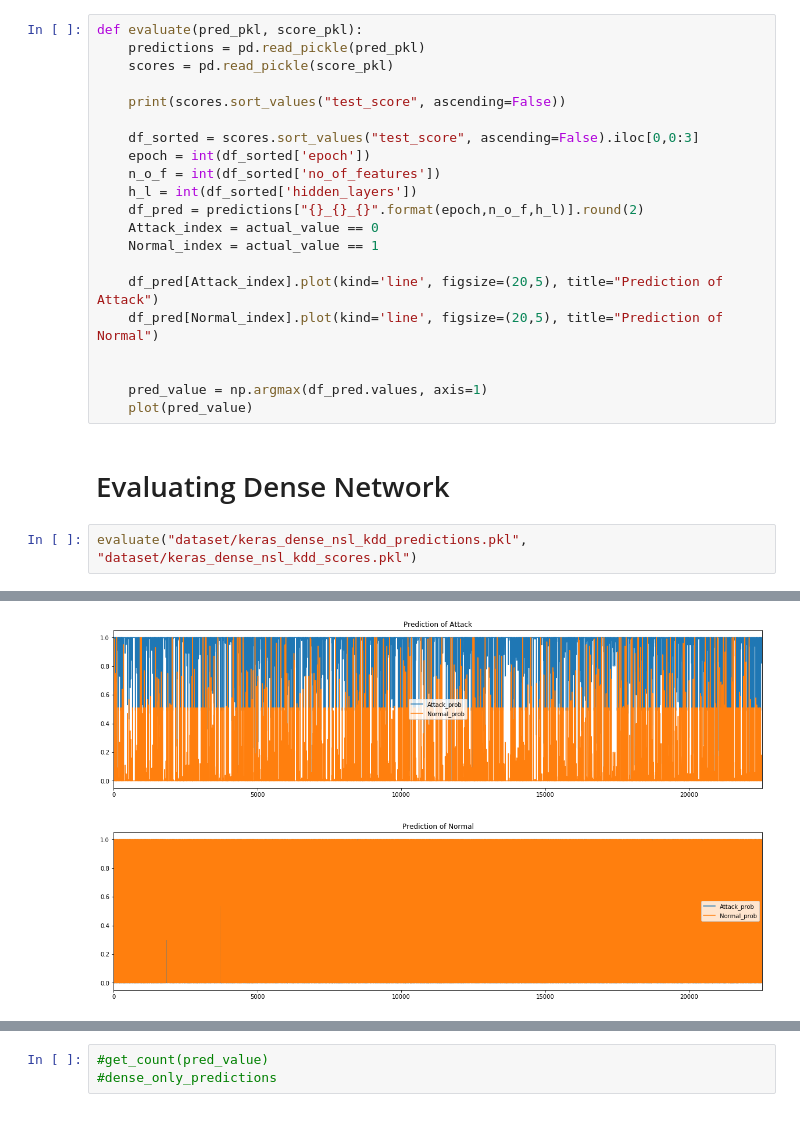
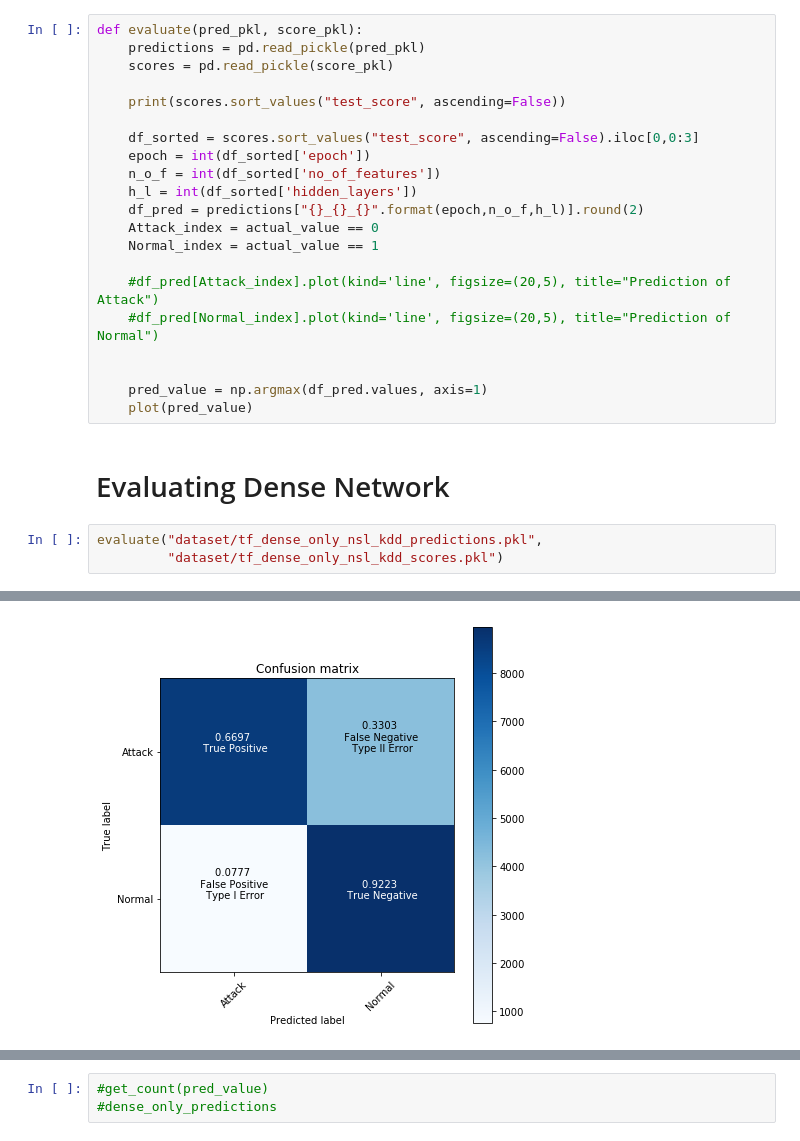
Before and after one commit to rkmalaiya/network_anomaly_detection_deep_learning, a Jupyter notebook: evaluate_scores.ipynb, the cells around one changed output, grey strips where cells are left out. Saved outputs shown, nothing was run; the diff lists cells and outputs as text.

```diff
--- a/evaluate_scores.ipynb
+++ b/evaluate_scores.ipynb
@@ -88,8 +88,8 @@ def evaluate(pred_pkl, score_pkl):
     Attack_index = actual_value == 0
     Normal_index = actual_value == 1
 
-    df_pred[Attack_index].plot(kind='line', figsize=(20,5), title="Prediction of Attack")
-    df_pred[Normal_index].plot(kind='line', figsize=(20,5), title="Prediction of Normal")
+    #df_pred[Attack_index].plot(kind='line', figsize=(20,5), title="Prediction of Attack")
+    #df_pred[Normal_index].plot(kind='line', figsize=(20,5), title="Prediction of Normal")
 
 
     pred_value = np.argmax(df_pred.values, axis=1)
@@ -97,5 +97,6 @@ def evaluate(pred_pkl, score_pkl):
 # %% [markdown]
 # Evaluating Dense Network
 # %%
-evaluate("dataset/keras_dense_nsl_kdd_predictions.pkl", "dataset/keras_dense_nsl_kdd_scores.pkl")
+evaluate("dataset/tf_dense_only_nsl_kdd_predictions.pkl",
+         "dataset/tf_dense_only_nsl_kdd_scores.pkl")
 # %% [output]
@@ -121,2 +120 @@ Normalized confusion matrix
-[figure, old version]
+[figure, new version]
-[figure, removed]
```
Also changed, not shown: parts of 10 cells of this notebook, 6 other files.
